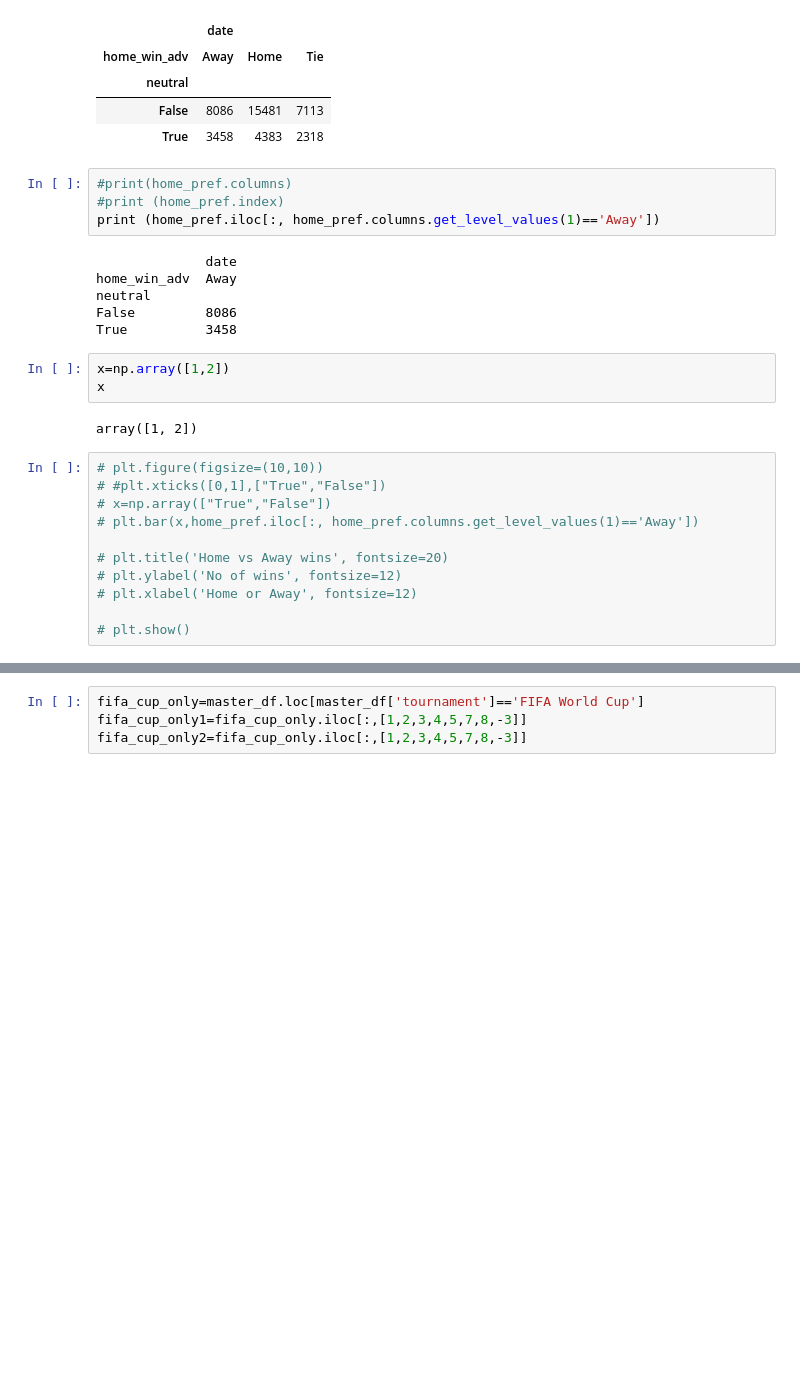
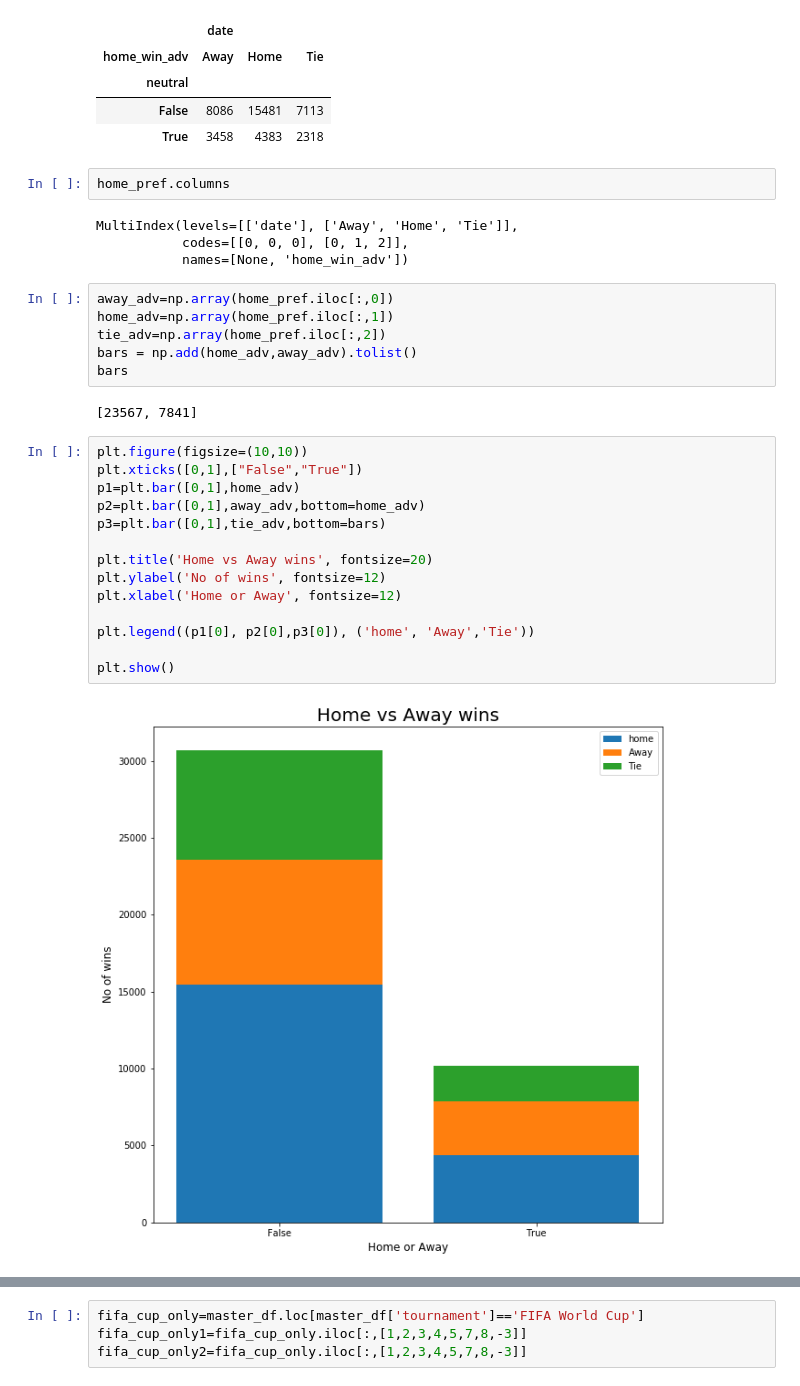
Before and after one commit to bfiroozfard/King_of_Football, a Jupyter notebook: King_football_B_10-5-2019 .ipynb, the cells around one changed output, grey strips where cells are left out. Cells and saved outputs as stored; diff of their text form; blank space fills up the shorter version.

```diff
--- a/King_football_B_10-5-2019 .ipynb
+++ b/King_football_B_10-5-2019 .ipynb
@@ -153,29 +204,33 @@ home_pref
 | neutral |  |  |  |
 | False | 8086 | 15481 | 7113 |
 | True | 3458 | 4383 | 2318 |
-# %%
-#print(home_pref.columns)
-#print (home_pref.index)
-print (home_pref.iloc[:, home_pref.columns.get_level_values(1)=='Away'])
-# %% [output]
-              date
-home_win_adv  Away
-neutral
-False         8086
-True          3458
-# %%
-x=np.array([1,2])
-x
-# %% [output]
-array([1, 2])
+# %%
+home_pref.columns
+# %% [output]
+MultiIndex(levels=[['date'], ['Away', 'Home', 'Tie']],
+           codes=[[0, 0, 0], [0, 1, 2]],
+           names=[None, 'home_win_adv'])
+# %%
+away_adv=np.array(home_pref.iloc[:,0])
+home_adv=np.array(home_pref.iloc[:,1])
+tie_adv=np.array(home_pref.iloc[:,2])
+bars = np.add(home_adv,away_adv).tolist()
+bars
+# %% [output]
+[23567, 7841]
 # %%
-# plt.figure(figsize=(10,10))
-# #plt.xticks([0,1],["True","False"])
-# x=np.array(["True","False"])
-# plt.bar(x,home_pref.iloc[:, home_pref.columns.get_level_values(1)=='Away'])
+plt.figure(figsize=(10,10))
+plt.xticks([0,1],["False","True"])
+p1=plt.bar([0,1],home_adv)
+p2=plt.bar([0,1],away_adv,bottom=home_adv)
+p3=plt.bar([0,1],tie_adv,bottom=bars)
 
-# plt.title('Home vs Away wins', fontsize=20)
-# plt.ylabel('No of wins', fontsize=12)
-# plt.xlabel('Home or Away', fontsize=12)
+plt.title('Home vs Away wins', fontsize=20)
+plt.ylabel('No of wins', fontsize=12)
+plt.xlabel('Home or Away', fontsize=12)
 
-# plt.show()
+plt.legend((p1[0], p2[0],p3[0]), ('home', 'Away','Tie'))
+
+plt.show()
+# %% [output]
+[figure, added]
```
Also changed, not shown: parts of 8 cells of this notebook, 1 other file.
